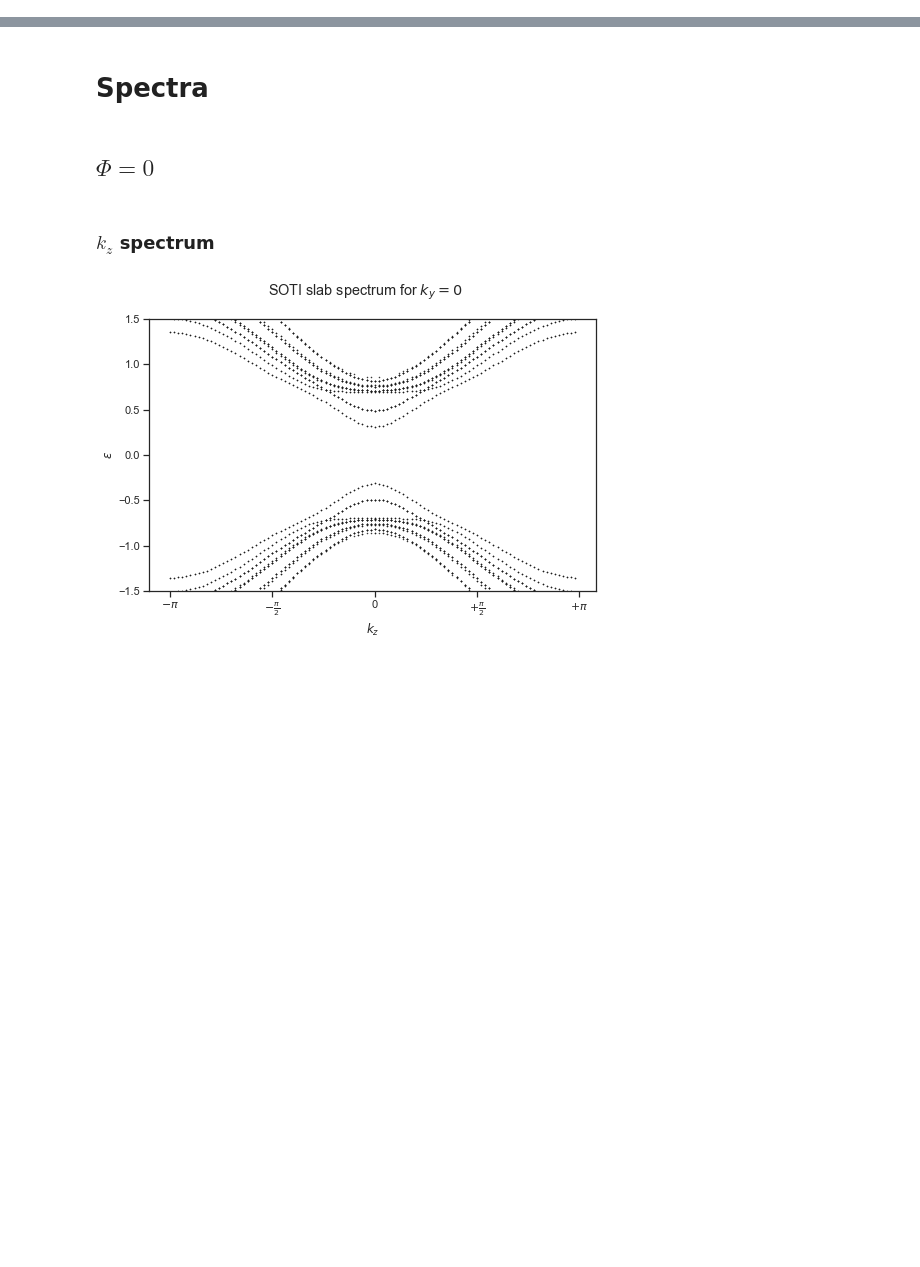
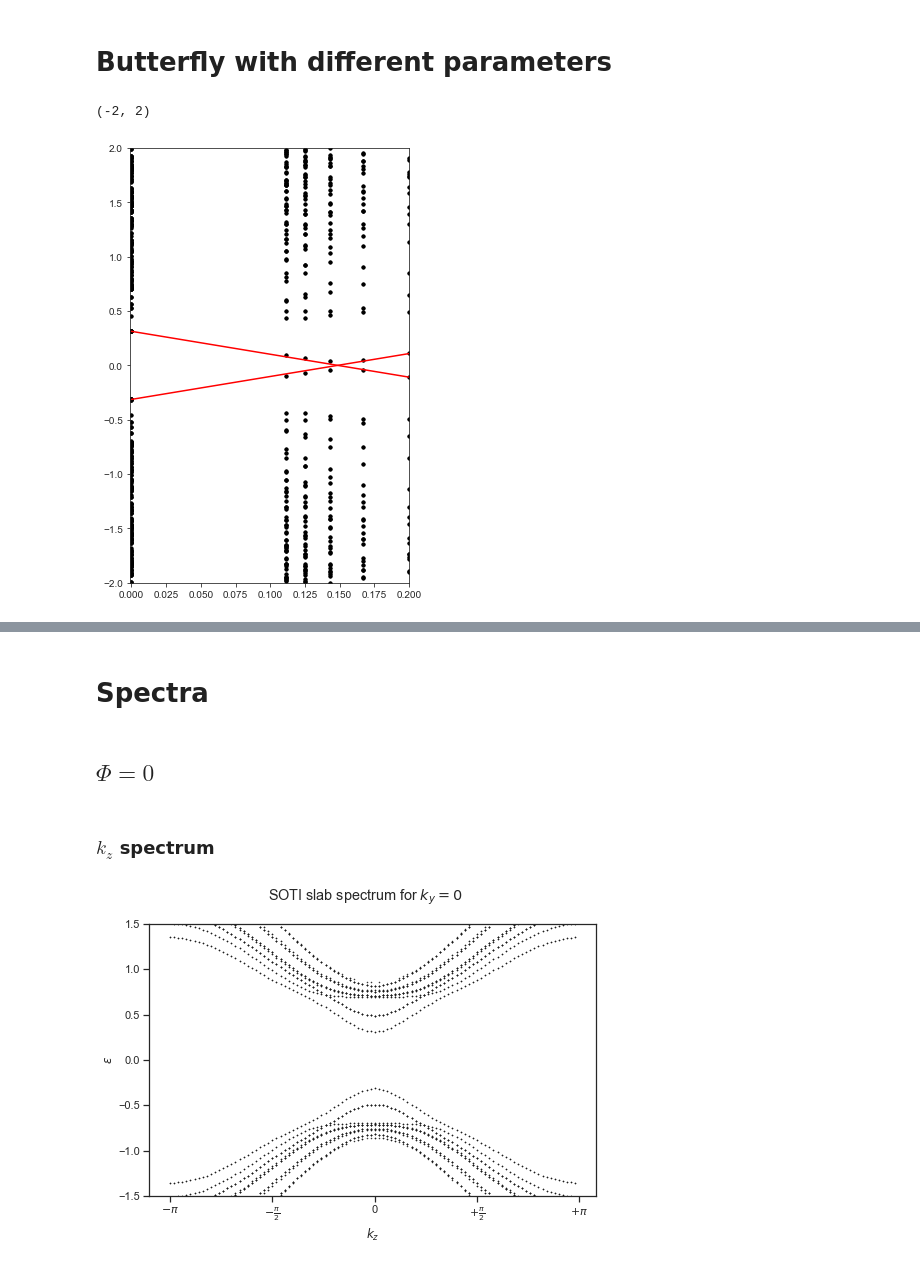
Before and after one commit to leogoutte/SOTI_Butterfly, a Jupyter notebook: Notebooks/surface_modes.ipynb, the cells around one changed output, grey strips where cells are left out. Drawn from its saved outputs; the diff is of its cells as text; code cells hidden in the pictures; blank space fills up the shorter version.

Commit message:
Work on slab_inspect algorithm for paper

```diff
--- a/Notebooks/surface_modes.ipynb
+++ b/Notebooks/surface_modes.ipynb
@@ -6,3 +6,5 @@ import numpy as np
 import matplotlib.pyplot as plt
 import seaborn as sns
 sns.set_style("ticks")
+# %% [markdown]
+# Butterfly with different parameters
@@ -8,0 +22,13 @@ sns.set_style("ticks")
+# %%
+phi,eps=slab.get_phis_eps(qmax=10,t=-1,D2=0.5)
+phi_diff,eps_diff=slab.get_phis_eps(qmax=10,t=-1,D2=0.8)
+# %%
+plt.figure(figsize=(5,8))
+plt.scatter(phi,eps,c='k',marker='.')
+plt.plot(Phi_space,E_0_p(Phi_space,-1,2.3,0.8,0.5),c='r')
+plt.plot(Phi_space,E_0_m(Phi_space,-1,2.3,0.8,0.5),c='r')
+plt.xlim(-0.001,0.2)
+plt.ylim(-2,2)
+# %% [output]
+(-2, 2)
+[figure, added]
```
Also changed, not shown: parts of 47 cells of this notebook, 6 other files.
